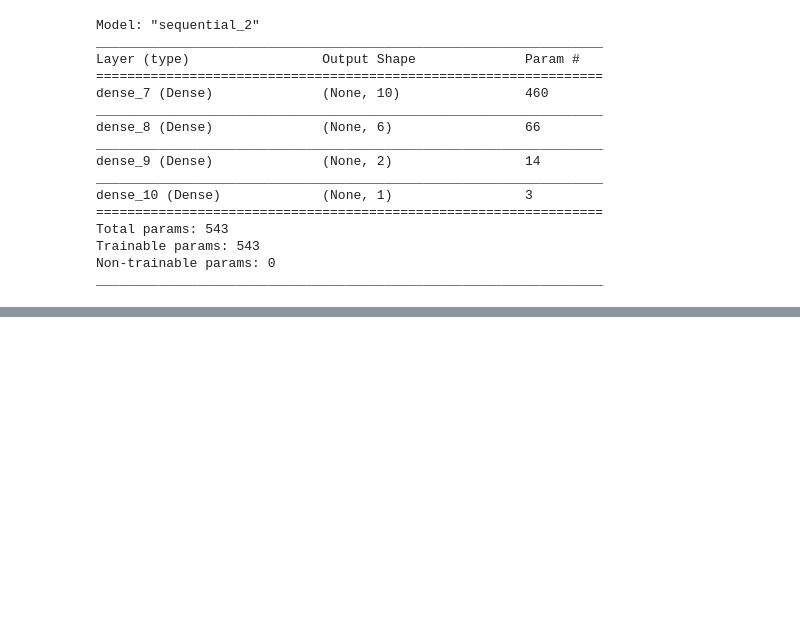
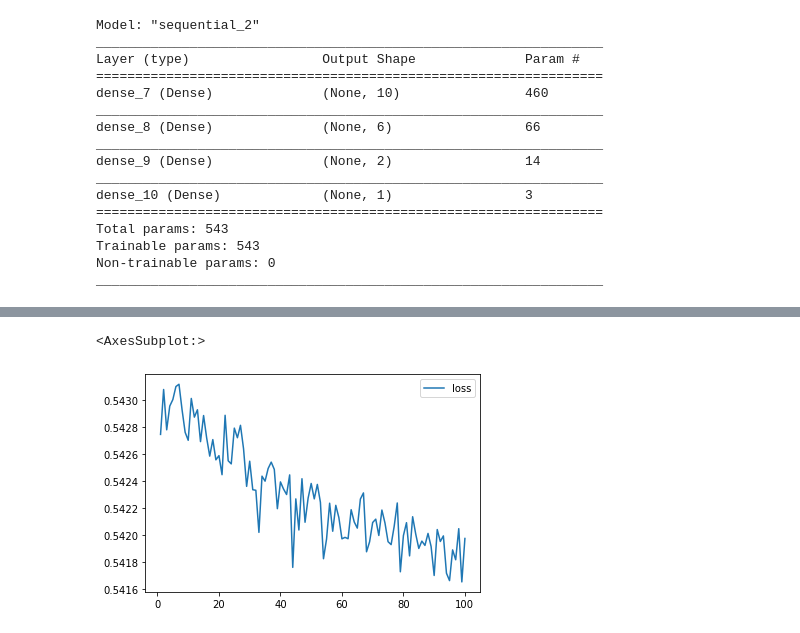
Before and after one commit to aseo67/Neural_Network_Charity_Analysis, a Jupyter notebook: AlphabetSoupCharity_Optimization.ipynb, the cells around one changed output, grey strips where cells are left out. Saved outputs shown, nothing was run; the diff lists cells and outputs as text; code cells hidden in the pictures; blank space fills up the shorter version.

```diff
--- a/AlphabetSoupCharity_Optimization.ipynb
+++ b/AlphabetSoupCharity_Optimization.ipynb
@@ -447,0 +388,17 @@ history_df.plot(y="accuracy")
+# %%
+# Define the checkpoint path and filenames
+os.makedirs("checkpoints_optimization/", exist_ok=True)
+checkpoint_path = "checkpoints_optimization/weights.{epoch:02d}.hdf5"
+
+# Create a callback that saves the model's weights every 5 epochs
+BATCH_SIZE = 32
+STEPS_PER_EPOCH = y_train.size / BATCH_SIZE
+
+cp_callback = ModelCheckpoint(
+    filepath=checkpoint_path,
+    verbose=1,
+    save_weights_only=True,
+    save_freq=int(5*STEPS_PER_EPOCH))
+# %%
+# Train the model
+fit_model = nn.fit(X_train_scaled, y_train, epochs=100, batch_size = BATCH_SIZE, steps_per_epoch=STEPS_PER_EPOCH, callbacks=[cp_callback])
@@ -447,0 +433,8 @@ history_df.plot(y="accuracy")
+# %%
+# Create a DataFrame containing training history
+history_df = pd.DataFrame(fit_model.history, index=range(1, len(fit_model.history["loss"])+1))
+# Plot the loss
+history_df.plot(y="loss")
+# %% [output]
+<AxesSubplot:>
+[figure, added]
```
Also changed, not shown: parts of 17 cells of this notebook, 26 other files.
